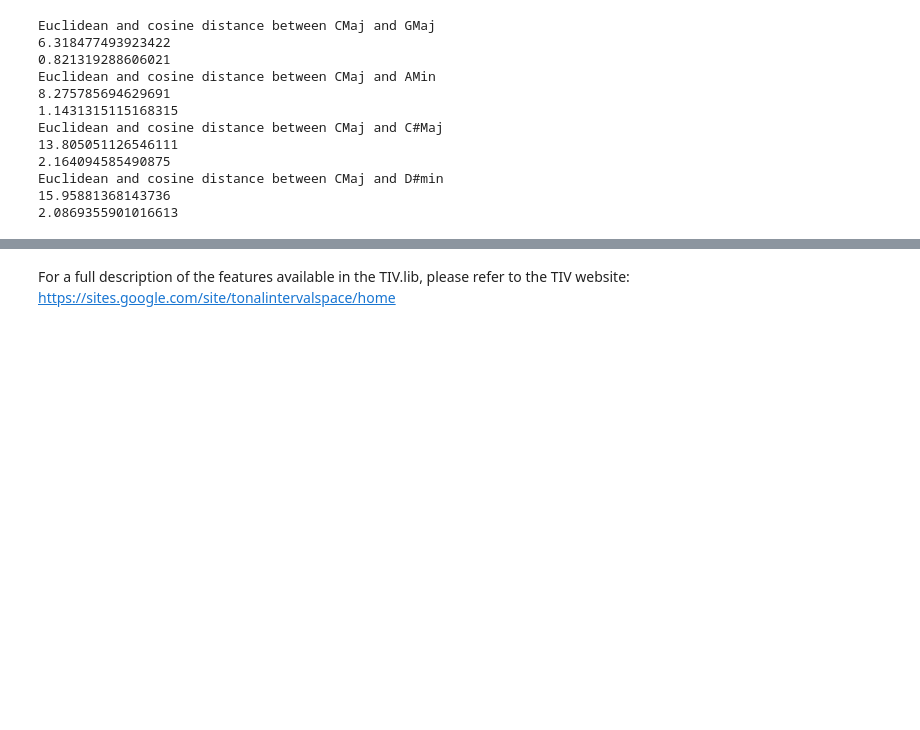
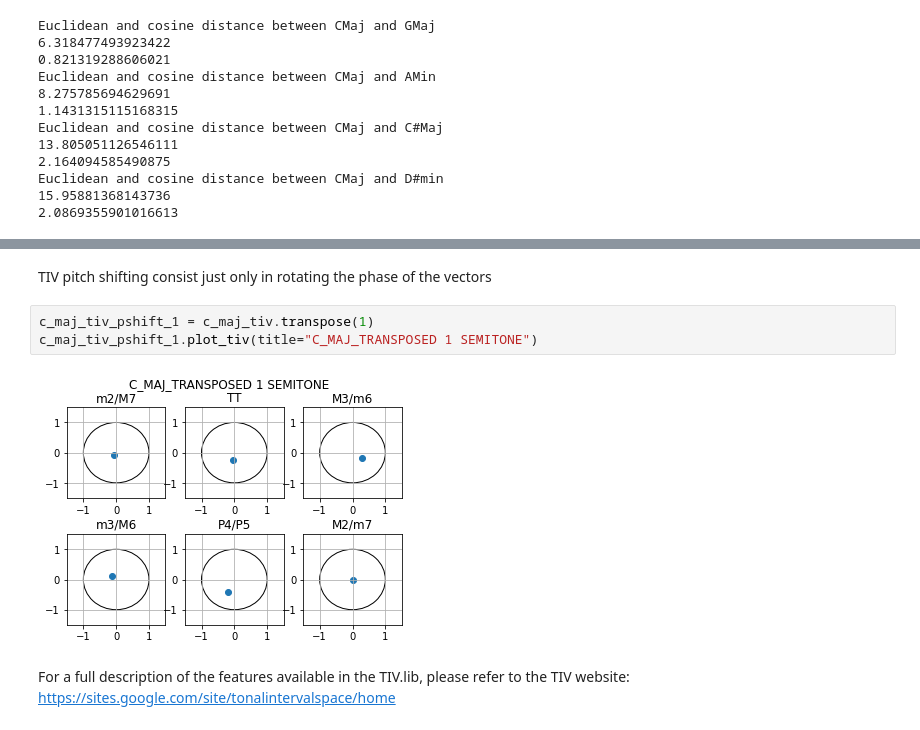
Before and after one commit to aframires/TIVlib, a Jupyter notebook: TIVlib_example.ipynb, the cells around one changed output, grey strips where cells are left out. Cells and saved outputs as stored; diff of their text form; blank space fills up the shorter version.

```diff
--- a/TIVlib_example.ipynb
+++ b/TIVlib_example.ipynb
@@ -217,2 +215,9 @@ Euclidean and cosine distance between CMaj and D#min
+# %% [markdown]
+TIV pitch shifting consist just only in rotating the phase of the vectors
+# %%
+c_maj_tiv_pshift_1 = c_maj_tiv.transpose(1)
+c_maj_tiv_pshift_1.plot_tiv(title="C_MAJ_TRANSPOSED 1 SEMITONE")
+# %% [output]
+[figure, added]
 # %% [markdown]
 For a full description of the features available in the TIV.lib, please refer to the TIV website: https://sites.google.com/site/tonalintervalspace/home
```
Also changed, not shown: parts of 3 cells of this notebook, 1 other file.
